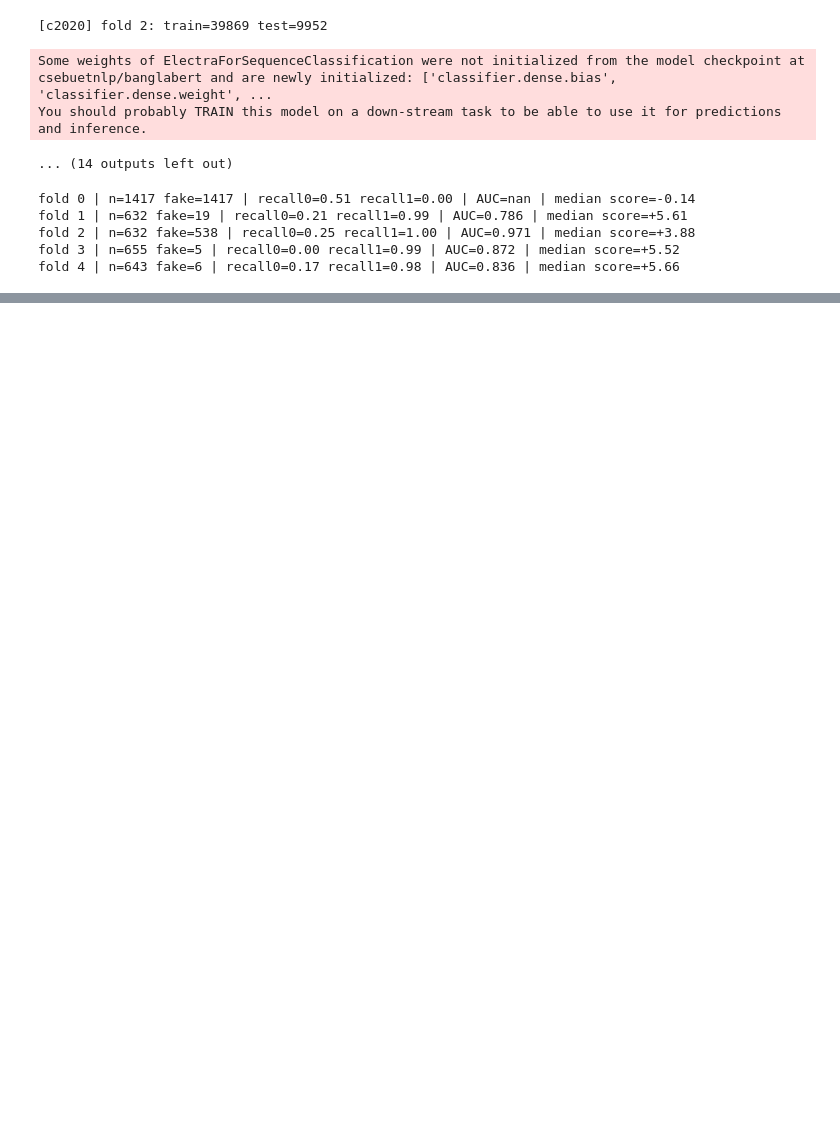
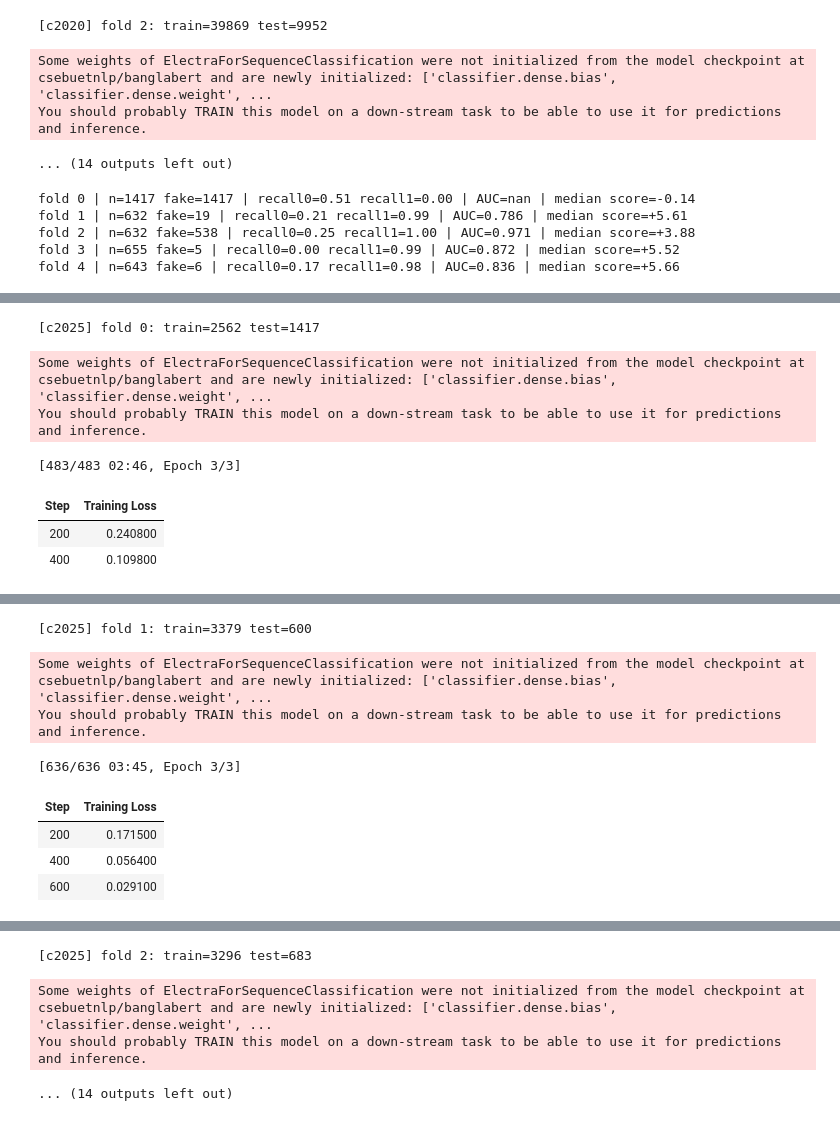
Before and after one commit to jaimulhaque/banglafake-detection, a Jupyter notebook: notebooks/12_banglabert_groupkfold.ipynb, the cells around one changed output, grey strips where cells are left out. Drawn from its saved outputs; the diff is of its cells as text; code cells hidden in the pictures; blank space fills up the shorter version.

Commit message:
Update training notebook

```diff
--- a/notebooks/12_banglabert_groupkfold.ipynb
+++ b/notebooks/12_banglabert_groupkfold.ipynb
@@ -181,0 +240,13 @@ fold 4 | n=643 fake=6 | recall0=0.17 recall1=0.98 | AUC=0.836 | median score=+5.
+# %%
+# 12 — Cell 6b: c2020 normalization effect on folds (no training)
+import re
+def norm(d):
+    k = re.sub(r"[^a-z0-9]", "", d.lower()); return {"samakalnews": "samakal"}.get(k, k)
+d = CORP["c2020"].copy(); d["domain_n"] = d["domain"].map(norm)
+print("c2020 raw:", d["domain"].nunique(), "| normalized:", d["domain_n"].nunique())
+def fold_of(col):
+    f = np.empty(len(d), int)
+    for k, (_, te) in enumerate(GroupKFold(5).split(d, groups=d[col])): f[te] = k
+    return f
+ct = pd.crosstab(fold_of("domain"), fold_of("domain_n")); print(ct)
+print("moved rows:", len(d) - int(ct.max(axis=1).sum()), "of", len(d))
@@ -181,0 +263,40 @@ fold 4 | n=643 fake=6 | recall0=0.17 recall1=0.98 | AUC=0.836 | median score=+5.
+# %%
+# 12 — Cell 7: c2025 rerun with normalized domain groups (new output folder)
+import re
+def norm(d):
+    k = re.sub(r"[^a-z0-9]", "", d.lower()); return {"samakalnews": "samakal"}.get(k, k)
+CORP["c2025"]["domain_n"] = CORP["c2025"]["domain"].map(norm)
+OUT_N = f"{R}/bb_groupkfold_norm"; os.makedirs(OUT_N, exist_ok=True)
+
+def run_gk_norm(name):
+    df = CORP[name]
+    for fold, (tr_i, te_i) in enumerate(GroupKFold(5).split(df, groups=df["domain_n"])):
+        f_s = f"{OUT_N}/{name}_fold{fold}_scores.npy"
+        if os.path.exists(f_s): print(f"fold {fold} skip"); continue
+        print(f"[{name}] fold {fold}: train={len(tr_i)} test={len(te_i)}")
+        np.save(f"{OUT_N}/{name}_fold{fold}_idx.npy", te_i)
+        np.save(f_s, fit_scores(df.iloc[tr_i], df.iloc[te_i]))
+
+def pooled_norm(name):
+    df = CORP[name]; ys, ss = [], []
+    for fold in range(5):
+        te_i = np.load(f"{OUT_N}/{name}_fold{fold}_idx.npy"); s = np.load(f"{OUT_N}/{name}_fold{fold}_scores.npy")
+        ys.append(df.iloc[te_i]["label"].values); ss.append(s)
+    y, s = np.concatenate(ys), np.concatenate(ss); p = (s > 0).astype(int)
+    r = dict(corpus=name, model="BanglaBERT_normdomain", n=len(y),
+             bacc=round(balanced_accuracy_score(y, p), 3),
+             recall0=round(((p==0)&(y==0)).sum()/(y==0).sum(), 3),
+             recall1=round(((p==1)&(y==1)).sum()/(y==1).sum(), 3),
+             auc=round(roc_auc_score(y, s), 3))
+    pd.DataFrame([r]).to_csv(f"{R}/groupkfold_banglabert_{name}_norm.csv", index=False)
+    return r
+
+run_gk_norm("c2025"); print(pooled_norm("c2025"))
+# %% [output]
+[c2025] fold 0: train=2562 test=1417
+Some weights of ElectraForSequenceClassification were not initialized from the model checkpoint at csebuetnlp/banglabert and are newly initialized: ['classifier.dense.bias', 'classifier.dense.weight', ...
+You should probably TRAIN this model on a down-stream task to be able to use it for predictions and inference.
+[483/483 02:46, Epoch 3/3]
+| Step | Training Loss |
+| 200 | 0.240800 |
+| 400 | 0.109800 |
@@ -181,0 +304,8 @@ fold 4 | n=643 fake=6 | recall0=0.17 recall1=0.98 | AUC=0.836 | median score=+5.
+[c2025] fold 1: train=3379 test=600
+Some weights of ElectraForSequenceClassification were not initialized from the model checkpoint at csebuetnlp/banglabert and are newly initialized: ['classifier.dense.bias', 'classifier.dense.weight', ...
+You should probably TRAIN this model on a down-stream task to be able to use it for predictions and inference.
+[636/636 03:45, Epoch 3/3]
+| Step | Training Loss |
+| 200 | 0.171500 |
+| 400 | 0.056400 |
+| 600 | 0.029100 |
@@ -181,0 +313,4 @@ fold 4 | n=643 fake=6 | recall0=0.17 recall1=0.98 | AUC=0.836 | median score=+5.
+[c2025] fold 2: train=3296 test=683
+Some weights of ElectraForSequenceClassification were not initialized from the model checkpoint at csebuetnlp/banglabert and are newly initialized: ['classifier.dense.bias', 'classifier.dense.weight', ...
+You should probably TRAIN this model on a down-stream task to be able to use it for predictions and inference.
+... (14 outputs left out)
```
Also changed, not shown: parts of 7 cells of this notebook, 36 other files.
